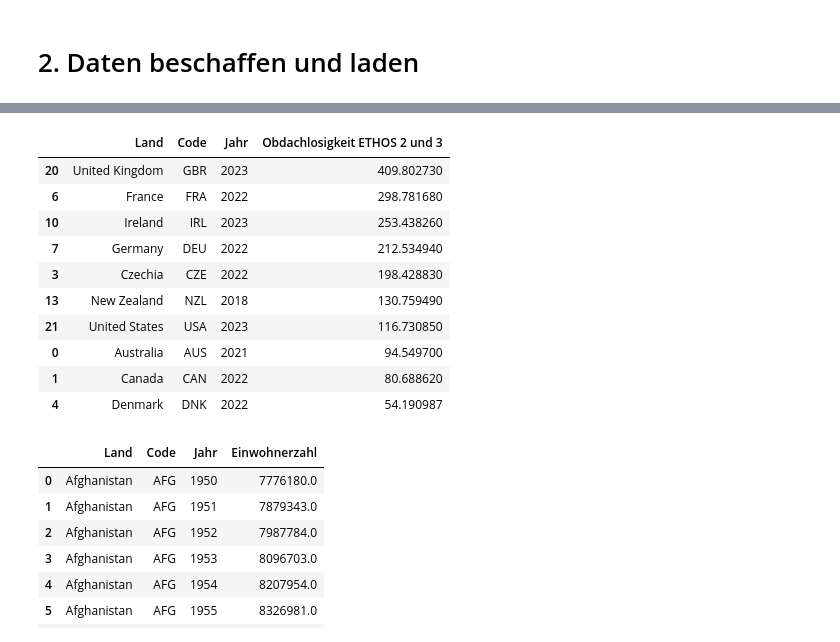
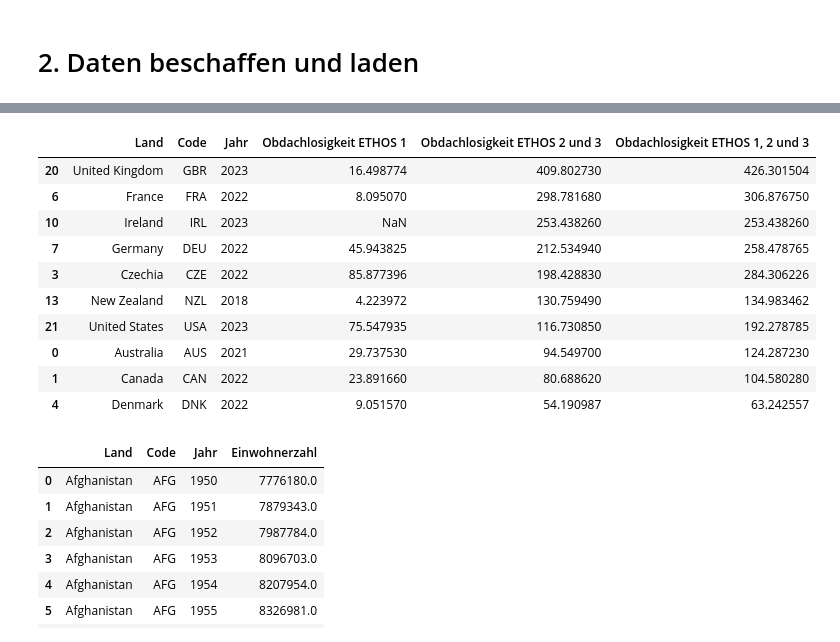
Before and after one commit to Lulibi/Informatik-LN, a Jupyter notebook: Obdachlosigkeit.ipynb, the cells around one changed output, grey strips where cells are left out. Drawn from its saved outputs; the diff is of its cells as text; code cells hidden in the pictures.

```diff
--- a/Obdachlosigkeit.ipynb
+++ b/Obdachlosigkeit.ipynb
@@ -24,20 +33,20 @@ from matplotlib import pyplot as plt
 # %%
-df1 = pd.read_csv('homelessness-rate-point-in-time-count.csv')
-df1 = df1.rename(columns={"Rate of people experiencing homelessness (point-in-time, ETHOS 2 and 3)":"Obdachlosigkeit ETHOS 2 und 3", "Entity":"Land", "Year":"Jahr"})
-df1.drop("Rate of people experiencing homelessness (point-in-time, ETHOS 1)", axis=1, inplace=True)
-df1.drop("Rate of people experiencing homelessness (point-in-time, ETHOS 1, 2 and 3)", axis=1, inplace=True)
-df1_sortiert = df1.sort_values(by="Obdachlosigkeit ETHOS 2 und 3", ascending=False)
-df1_sortiert.head(10)
+Obdachlosigkeit = pd.read_csv('homelessness-rate-point-in-time-count.csv')
+Obdachlosigkeit = Obdachlosigkeit.rename(columns={"Rate of people experiencing homelessness (point-in-time, ETHOS 2 and 3)":"Obdachlosigkeit ETHOS 2 und 3", "Entity":"Land", "Year":"Jahr", "Rate of people experiencing homelessness (point-in-time, ETHOS 1)":"Obdachlosigkeit ETHOS 1"})
+Obdachlosigkeit.drop("Rate of people experiencing homelessness (point-in-time, ETHOS 1, 2 and 3)", axis=1, inplace=True)
+Obdachlosigkeit["Obdachlosigkeit ETHOS 1, 2 und 3"] = Obdachlosigkeit["Obdachlosigkeit ETHOS 1"].fillna(0) + Obdachlosigkeit["Obdachlosigkeit ETHOS 2 und 3"]
+Obdachlosigkeit_sortiert = Obdachlosigkeit.sort_values(by="Obdachlosigkeit ETHOS 2 und 3", ascending=False)
+Obdachlosigkeit_sortiert.head(10)
 # %% [output]
-|  | Land | Code | Jahr | Obdachlosigkeit ETHOS 2 und 3 |
-| 20 | United Kingdom | GBR | 2023 | 409.802730 |
-| 6 | France | FRA | 2022 | 298.781680 |
-| 10 | Ireland | IRL | 2023 | 253.438260 |
-| 7 | Germany | DEU | 2022 | 212.534940 |
-| 3 | Czechia | CZE | 2022 | 198.428830 |
-| 13 | New Zealand | NZL | 2018 | 130.759490 |
-| 21 | United States | USA | 2023 | 116.730850 |
-| 0 | Australia | AUS | 2021 | 94.549700 |
-| 1 | Canada | CAN | 2022 | 80.688620 |
-| 4 | Denmark | DNK | 2022 | 54.190987 |
+|  | Land | Code | Jahr | Obdachlosigkeit ETHOS 1 | Obdachlosigkeit ETHOS 2 und 3 | Obdachlosigkeit ETHOS 1, 2 und 3 |
+| 20 | United Kingdom | GBR | 2023 | 16.498774 | 409.802730 | 426.301504 |
+| 6 | France | FRA | 2022 | 8.095070 | 298.781680 | 306.876750 |
+| 10 | Ireland | IRL | 2023 | NaN | 253.438260 | 253.438260 |
+| 7 | Germany | DEU | 2022 | 45.943825 | 212.534940 | 258.478765 |
+| 3 | Czechia | CZE | 2022 | 85.877396 | 198.428830 | 284.306226 |
+| 13 | New Zealand | NZL | 2018 | 4.223972 | 130.759490 | 134.983462 |
+| 21 | United States | USA | 2023 | 75.547935 | 116.730850 | 192.278785 |
+| 0 | Australia | AUS | 2021 | 29.737530 | 94.549700 | 124.287230 |
+| 1 | Canada | CAN | 2022 | 23.891660 | 80.688620 | 104.580280 |
+| 4 | Denmark | DNK | 2022 | 9.051570 | 54.190987 | 63.242557 |
 # %%
```
Also changed, not shown: parts of 5 cells of this notebook.
